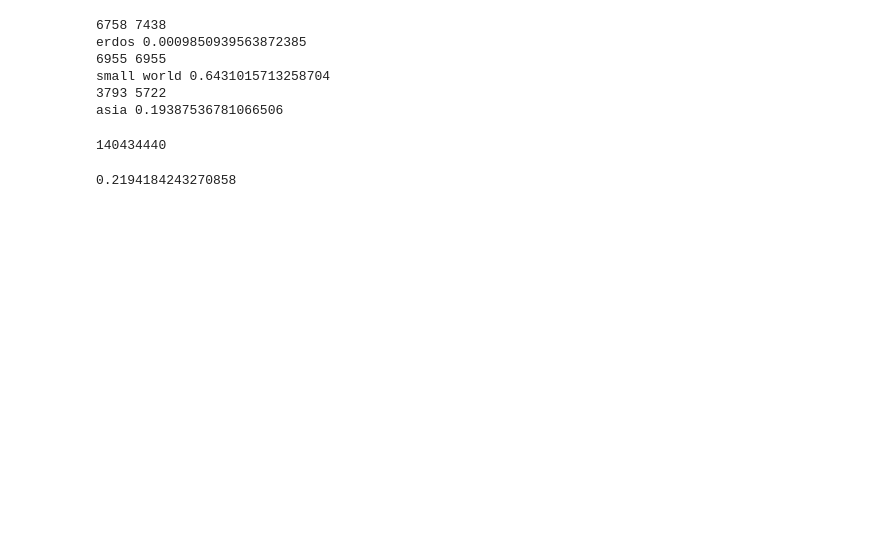
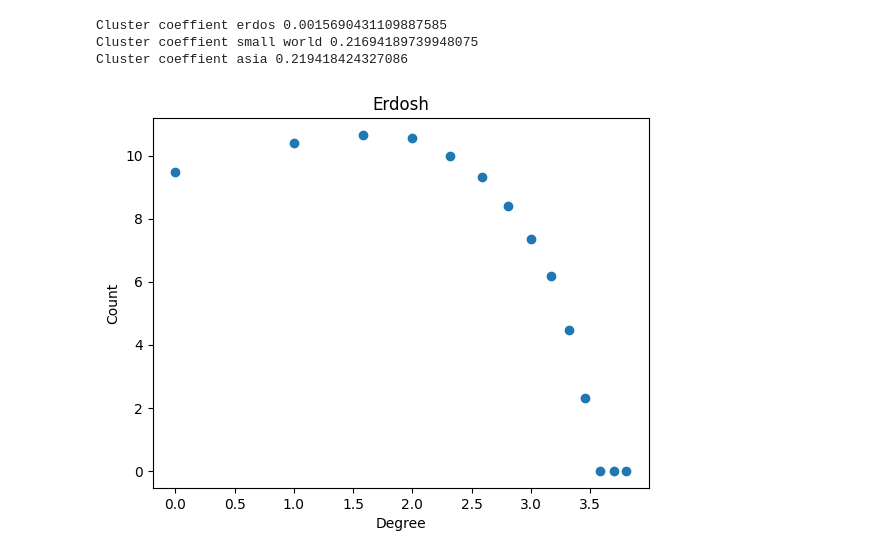
Before and after one commit to ruhollahah/CN, a Jupyter notebook: HW1/p1.ipynb, the cells around one changed output. Saved outputs shown, nothing was run; the diff lists cells and outputs as text; code cells hidden in the pictures; blank space fills up the shorter version.

```diff
--- a/HW1/p1.ipynb
+++ b/HW1/p1.ipynb
@@ -3,5 +3,9 @@ import networkx as nx
 import numpy as np
 import matplotlib.pyplot as plt
 import pandas as pd
+# %%
+n = 7624
+e = 27806
+p = 0.7
 # %%
 def dic2list(myDic):
@@ -153,30 +126,39 @@ def clustering_coefficient (nodes):
+# %%
+def log_log(graph: dict, title ):
+    score_board = {}
+    for node in graph.keys():
+        node_degree = len(graph[node])
+        score_board[node_degree] = score_board.get(node_degree, 0) + 1
+
+    x = []
+    y = []
+
+    for key in score_board.keys():
+        x.append(key)
+        y.append(score_board[key])
+
+    x = np.array(x)
+    y = np.array(y)
+
+    x = np.log2(x)
+    y = np.log2(y)
+
+    plt.title(title)
+    plt.ylabel("Count")
+    plt.xlabel("Degree")
+    plt.scatter(x, y)
+    plt.show()
+
+    return x, y
 # %%
-print("erdos",clustering_coefficient(erdos()) )
-print("small world",clustering_coefficient(small_world()))
-print("asia",clustering_coefficient(asia_lastfm()))
+print("Cluster coeffient erdos",clustering_coefficient(erdos()) )
+print("Cluster coeffient small world",clustering_coefficient(small_world()))
+print("Cluster coeffient asia",clustering_coefficient(asia_lastfm()))
 # %% [output]
-6758 7438
-erdos 0.0009850939563872385
-6955 6955
-small world 0.6431015713258704
-3793 5722
-asia 0.19387536781066506
+Cluster coeffient erdos 0.0015690431109887585
+Cluster coeffient small world 0.21694189739948075
+Cluster coeffient asia 0.219418424327086
-# %%
-
-def neighborCalculator(nodes):
-    neigh = []
-    for node in nodes[1].values():
-        neigh.append(np.sum(node))
-    return neigh
-    # print(neigh)
-print(np.sum(neighborCalculator(asia_lastfm())))
-# %% [output]
-140434440
-# %%
-G = nx.Graph()
-G.add_edges_from(dic2list(asia_lastfm()))
-# G = nx.complete_graph(5)
-
-nx.average_clustering(G)
-# %% [output]
-0.2194184243270858
+# %%
+erosh_x, erdosh_y = log_log(erdos()[1], "Erdosh")
+# %% [output]
+[figure, added]
```
Also changed, not shown: parts of 15 cells of this notebook.
